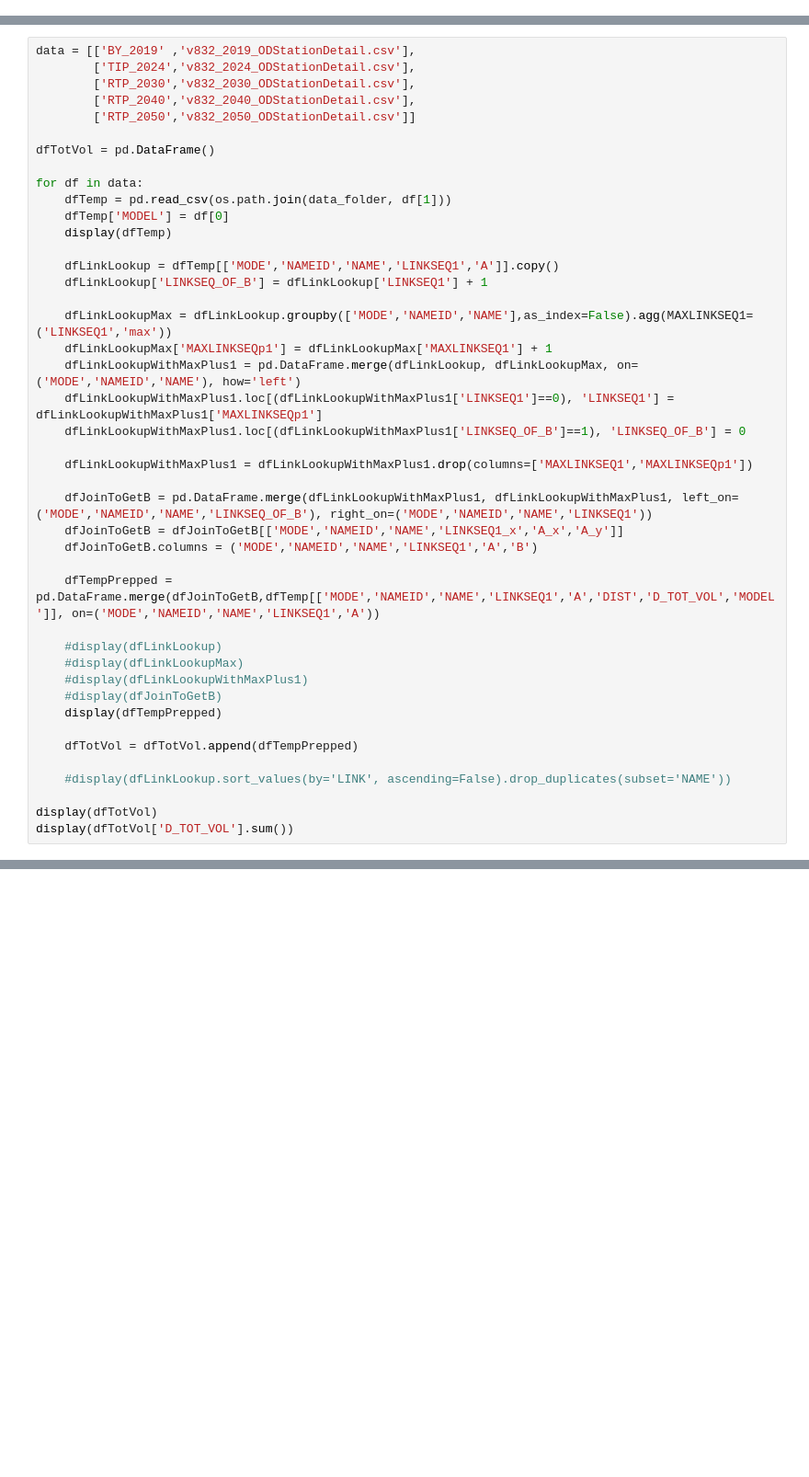
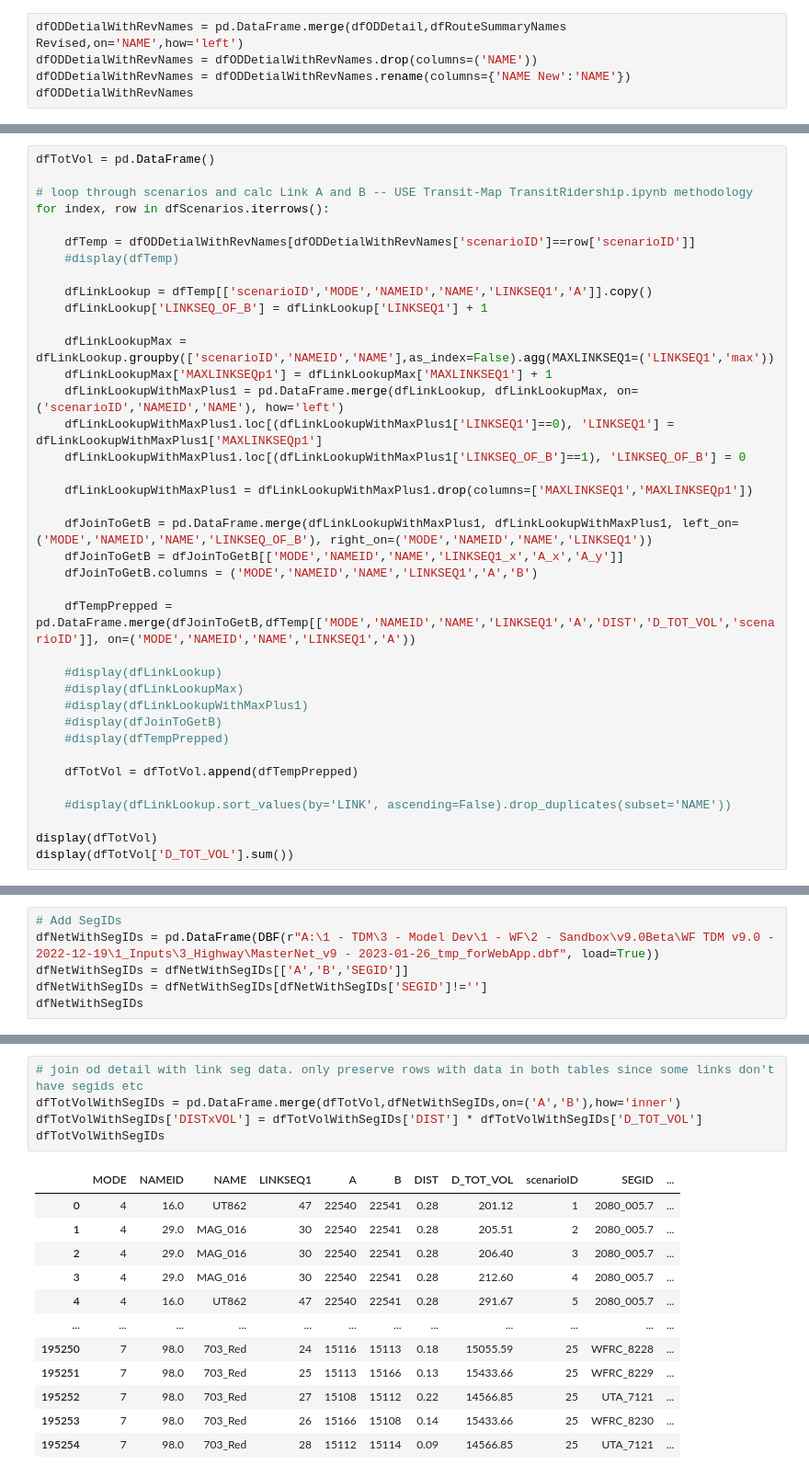
Before and after one commit to WFRCAnalytics/TDM-VAL-Scenario-Comparison-Toolbox, a Jupyter notebook: 2.1-TotalTDMTool/A-OldDataReformatAndPrepForApp.ipynb, the cells around one changed output, grey strips where cells are left out. Shown at 92% size. Drawn from its saved outputs; the diff is of its cells as text; blank space fills up the shorter version.

Commit message:
Add transit data files for webapp

```diff
--- a/2.1-TotalTDMTool/A-OldDataReformatAndPrepForApp.ipynb
+++ b/2.1-TotalTDMTool/A-OldDataReformatAndPrepForApp.ipynb
@@ -27,0 +68,5 @@ dfRouteSummaryNames_Revised
+# %%
+dfODDetialWithRevNames = pd.DataFrame.merge(dfODDetail,dfRouteSummaryNames Revised,on='NAME',how='left')
+dfODDetialWithRevNames = dfODDetialWithRevNames.drop(columns=('NAME'))
+dfODDetialWithRevNames = dfODDetialWithRevNames.rename(columns={'NAME New':'NAME'})
+dfODDetialWithRevNames
@@ -28,23 +87,18 @@ dfRouteSummaryNames_Revised
 # %%
-data = [['BY_2019' ,'v832_2019_ODStationDetail.csv'],
-        ['TIP_2024','v832_2024_ODStationDetail.csv'],
-        ['RTP_2030','v832_2030_ODStationDetail.csv'],
-        ['RTP_2040','v832_2040_ODStationDetail.csv'],
-        ['RTP_2050','v832_2050_ODStationDetail.csv']]
-
 dfTotVol = pd.DataFrame()
 
-for df in data:
-    dfTemp = pd.read_csv(os.path.join(data_folder, df[1]))
-    dfTemp['MODEL'] = df[0]
-    display(dfTemp)
+# loop through scenarios and calc Link A and B -- USE Transit-Map TransitRidership.ipynb methodology
+for index, row in dfScenarios.iterrows():
 
-    dfLinkLookup = dfTemp[['MODE','NAMEID','NAME','LINKSEQ1','A']].copy()
+    dfTemp = dfODDetialWithRevNames[dfODDetialWithRevNames['scenarioID']==row['scenarioID']]
+    #display(dfTemp)
+
+    dfLinkLookup = dfTemp[['scenarioID','MODE','NAMEID','NAME','LINKSEQ1','A']].copy()
     dfLinkLookup['LINKSEQ_OF_B'] = dfLinkLookup['LINKSEQ1'] + 1
 
-    dfLinkLookupMax = dfLinkLookup.groupby(['MODE','NAMEID','NAME'],as_index=False).agg(MAXLINKSEQ1=('LINKSEQ1','max'))
+    dfLinkLookupMax = dfLinkLookup.groupby(['scenarioID','NAMEID','NAME'],as_index=False).agg(MAXLINKSEQ1=('LINKSEQ1','max'))
     dfLinkLookupMax['MAXLINKSEQp1'] = dfLinkLookupMax['MAXLINKSEQ1'] + 1
-    dfLinkLookupWithMaxPlus1 = pd.DataFrame.merge(dfLinkLookup, dfLinkLookupMax, on=('MODE','NAMEID','NAME'), how='left')
+    dfLinkLookupWithMaxPlus1 = pd.DataFrame.merge(dfLinkLookup, dfLinkLookupMax, on=('scenarioID','NAMEID','NAME'), how='left')
     dfLinkLookupWithMaxPlus1.loc[(dfLinkLookupWithMaxPlus1['LINKSEQ1']==0), 'LINKSEQ1'] = dfLinkLookupWithMaxPlus1['MAXLINKSEQp1']
     dfLinkLookupWithMaxPlus1.loc[(dfLinkLookupWithMaxPlus1['LINKSEQ_OF_B']==1), 'LINKSEQ_OF_B'] = 0
 
@@ -54,13 +108,13 @@ for df in data:
     dfJoinToGetB = dfJoinToGetB[['MODE','NAMEID','NAME','LINKSEQ1_x','A_x','A_y']]
     dfJoinToGetB.columns = ('MODE','NAMEID','NAME','LINKSEQ1','A','B')
 
-    dfTempPrepped = pd.DataFrame.merge(dfJoinToGetB,dfTemp[['MODE','NAMEID','NAME','LINKSEQ1','A','DIST','D_TOT_VOL','MODEL']], on=('MODE','NAMEID','NAME','LINKSEQ1','A'))
+    dfTempPrepped = pd.DataFrame.merge(dfJoinToGetB,dfTemp[['MODE','NAMEID','NAME','LINKSEQ1','A','DIST','D_TOT_VOL','scenarioID']], on=('MODE','NAMEID','NAME','LINKSEQ1','A'))
 
     #display(dfLinkLookup)
     #display(dfLinkLookupMax)
     #display(dfLinkLookupWithMaxPlus1)
     #display(dfJoinToGetB)
-    display(dfTempPrepped)
+    #display(dfTempPrepped)
 
     dfTotVol = dfTotVol.append(dfTempPrepped)
 
@@ -70,0 +140,6 @@ display(dfTotVol['D_TOT_VOL'].sum())
+# %%
+# Add SegIDs
+dfNetWithSegIDs = pd.DataFrame(DBF(r"A:\1 - TDM\3 - Model Dev\1 - WF\2 - Sandbox\v9.0Beta\WF TDM v9.0 - 2022-12-19\1_Inputs\3_Highway\MasterNet_v9 - 2023-01-26_tmp_forWebApp.dbf", load=True))
+dfNetWithSegIDs = dfNetWithSegIDs[['A','B','SEGID']]
+dfNetWithSegIDs = dfNetWithSegIDs[dfNetWithSegIDs['SEGID']!='']
+dfNetWithSegIDs
@@ -70,0 +160,18 @@ display(dfTotVol['D_TOT_VOL'].sum())
+# %%
+# join od detail with link seg data. only preserve rows with data in both tables since some links don't have segids etc
+dfTotVolWithSegIDs = pd.DataFrame.merge(dfTotVol,dfNetWithSegIDs,on=('A','B'),how='inner')
+dfTotVolWithSegIDs['DISTxVOL'] = dfTotVolWithSegIDs['DIST'] * dfTotVolWithSegIDs['D_TOT_VOL']
+dfTotVolWithSegIDs
+# %% [output]
+|  | MODE | NAMEID | NAME | LINKSEQ1 | A | B | DIST | D_TOT_VOL | scenarioID | SEGID | ... |
+| 0 | 4 | 16.0 | UT862 | 47 | 22540 | 22541 | 0.28 | 201.12 | 1 | 2080_005.7 | ... |
+| 1 | 4 | 29.0 | MAG_016 | 30 | 22540 | 22541 | 0.28 | 205.51 | 2 | 2080_005.7 | ... |
+| 2 | 4 | 29.0 | MAG_016 | 30 | 22540 | 22541 | 0.28 | 206.40 | 3 | 2080_005.7 | ... |
+| 3 | 4 | 29.0 | MAG_016 | 30 | 22540 | 22541 | 0.28 | 212.60 | 4 | 2080_005.7 | ... |
+| 4 | 4 | 16.0 | UT862 | 47 | 22540 | 22541 | 0.28 | 291.67 | 5 | 2080_005.7 | ... |
+| ... | ... | ... | ... | ... | ... | ... | ... | ... | ... | ... | ... |
+| 195250 | 7 | 98.0 | 703_Red | 24 | 15116 | 15113 | 0.18 | 15055.59 | 25 | WFRC_8228 | ... |
+| 195251 | 7 | 98.0 | 703_Red | 25 | 15113 | 15166 | 0.13 | 15433.66 | 25 | WFRC_8229 | ... |
+| 195252 | 7 | 98.0 | 703_Red | 27 | 15108 | 15112 | 0.22 | 14566.85 | 25 | UTA_7121 | ... |
+| 195253 | 7 | 98.0 | 703_Red | 26 | 15166 | 15108 | 0.14 | 15433.66 | 25 | WFRC_8230 | ... |
+| 195254 | 7 | 98.0 | 703_Red | 28 | 15112 | 15114 | 0.09 | 14566.85 | 25 | UTA_7121 | ... |
```
Also changed, not shown: parts of 13 cells of this notebook, 40 other files.
